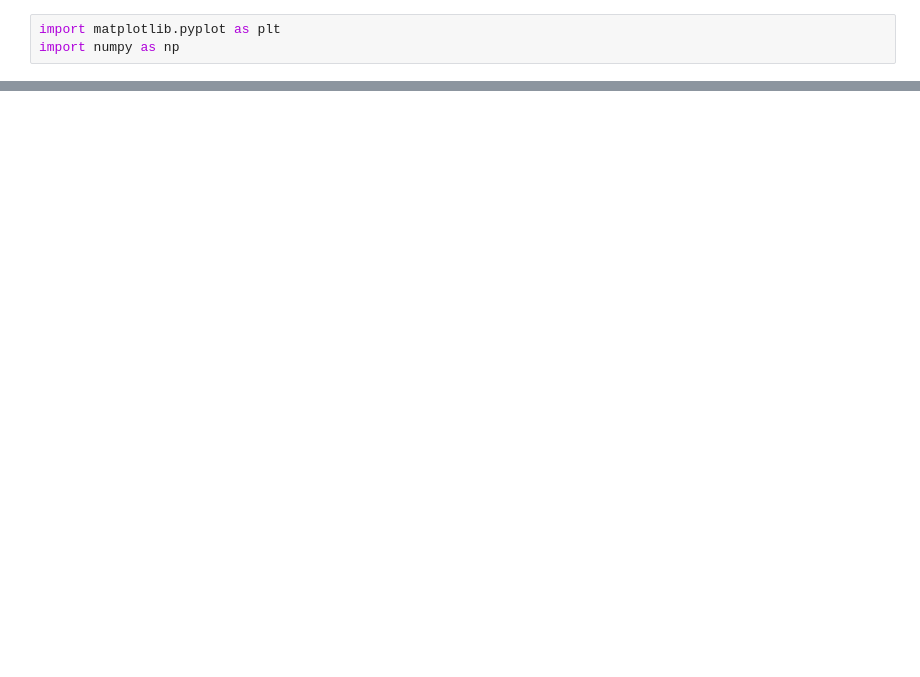
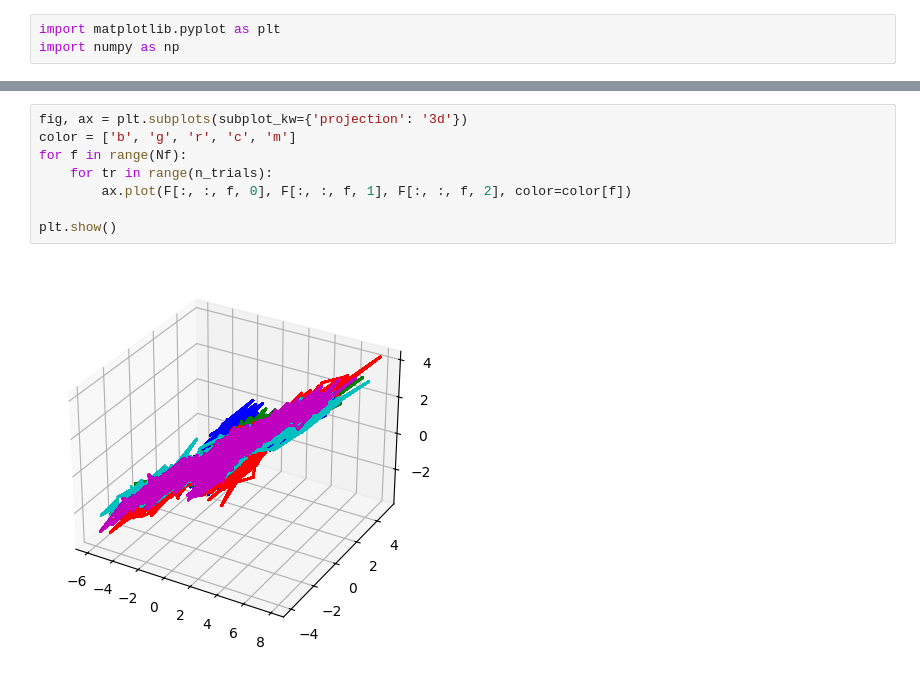
Before and after one commit to mnlmrc/OffManifoldLearning, a Jupyter notebook: notebooks/simulations.ipynb, the cells around one changed output, grey strips where cells are left out. Cells and saved outputs as stored; diff of their text form; blank space fills up the shorter version.

```diff
--- a/notebooks/simulations.ipynb
+++ b/notebooks/simulations.ipynb
@@ -70,0 +91,10 @@ plt.show()
+# %%
+fig, ax = plt.subplots(subplot_kw={'projection': '3d'})
+color = ['b', 'g', 'r', 'c', 'm']
+for f in range(Nf):
+    for tr in range(n_trials):
+        ax.plot(F[:, :, f, 0], F[:, :, f, 1], F[:, :, f, 2], color=color[f])
+
+plt.show()
+# %% [output]
+[figure, added]
```
Also changed, not shown: parts of 10 cells of this notebook.
